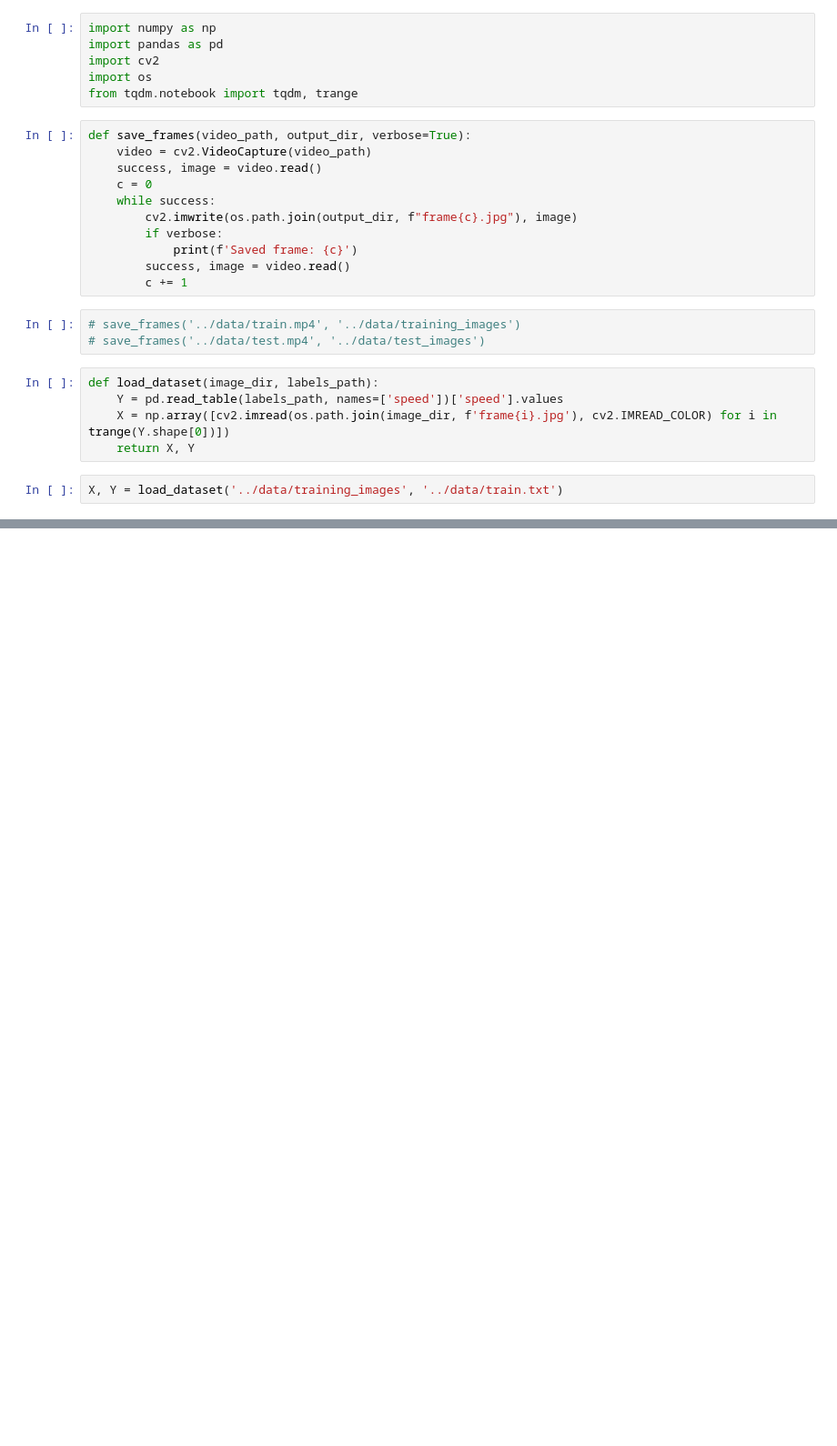
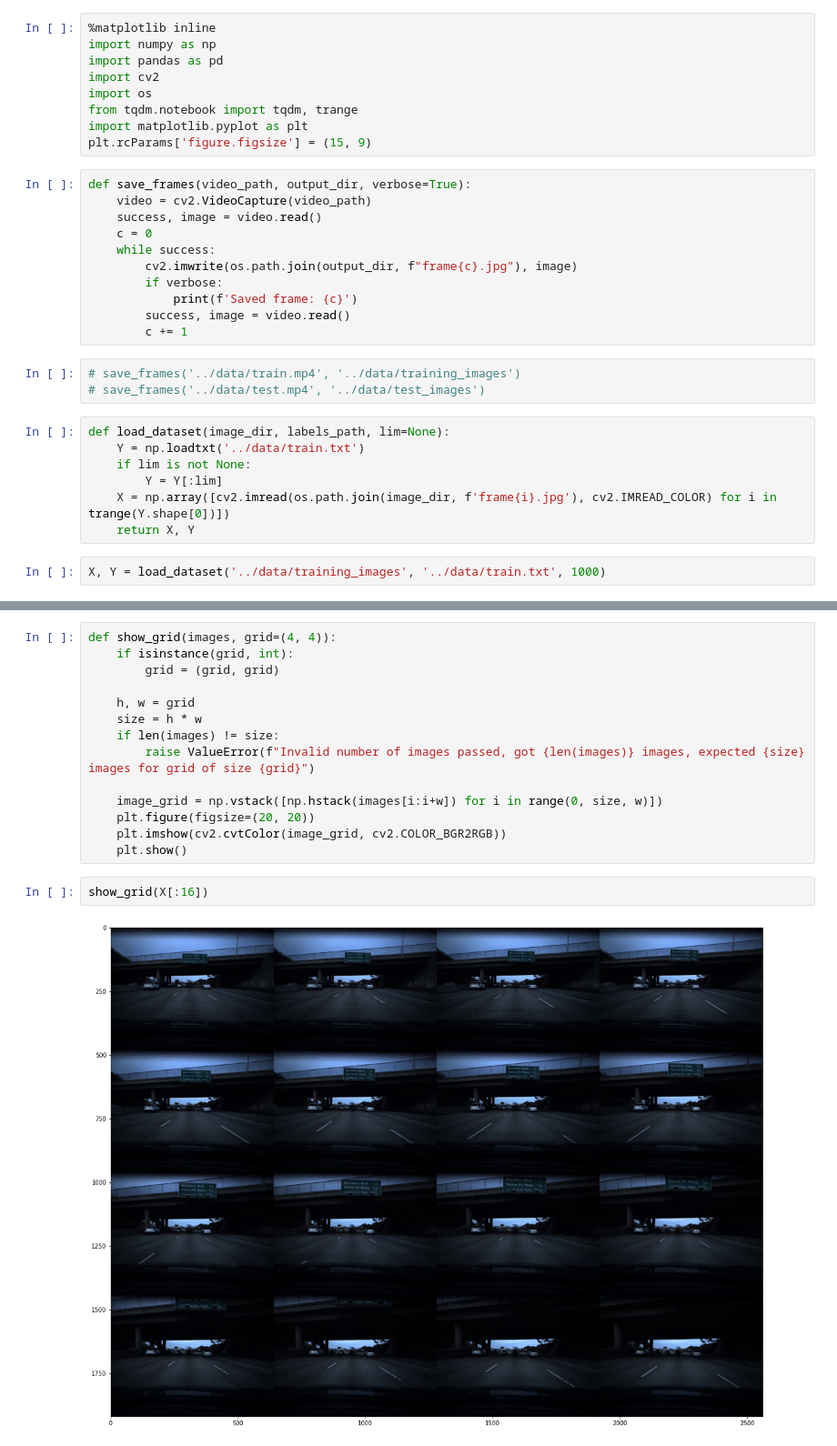
Before and after one commit to ryansdowning/speedchallenge, a Jupyter notebook: notebooks/eda.ipynb, the cells around one changed output, grey strips where cells are left out. Shown at 91% size. Drawn from its saved outputs; the diff is of its cells as text; blank space fills up the shorter version.

```diff
--- a/notebooks/eda.ipynb
+++ b/notebooks/eda.ipynb
@@ -1,9 +1,12 @@
 # %%
+%matplotlib inline
 import numpy as np
 import pandas as pd
 import cv2
 import os
 from tqdm.notebook import tqdm, trange
+import matplotlib.pyplot as plt
+plt.rcParams['figure.figsize'] = (15, 9)
 # %%
 def save_frames(video_path, output_dir, verbose=True):
     video = cv2.VideoCapture(video_path)
@@ -19,9 +22,11 @@ def save_frames(video_path, output_dir, verbose=True):
 # save_frames('../data/train.mp4', '../data/training_images')
 # save_frames('../data/test.mp4', '../data/test_images')
 # %%
-def load_dataset(image_dir, labels_path):
-    Y = pd.read_table(labels_path, names=['speed'])['speed'].values
+def load_dataset(image_dir, labels_path, lim=None):
+    Y = np.loadtxt('../data/train.txt')
+    if lim is not None:
+        Y = Y[:lim]
     X = np.array([cv2.imread(os.path.join(image_dir, f'frame{i}.jpg'), cv2.IMREAD_COLOR) for i in trange(Y.shape[0])])
     return X, Y
 # %%
-X, Y = load_dataset('../data/training_images', '../data/train.txt')
+X, Y = load_dataset('../data/training_images', '../data/train.txt', 1000)
@@ -31,0 +33,18 @@ cv2.imread(os.path.join('../data/training_images', f'frame{0}.jpg'), cv2.IMREAD_
+# %%
+def show_grid(images, grid=(4, 4)):
+    if isinstance(grid, int):
+        grid = (grid, grid)
+
+    h, w = grid
+    size = h * w
+    if len(images) != size:
+        raise ValueError(f"Invalid number of images passed, got {len(images)} images, expected {size} images for grid of size {grid}")
+
+    image_grid = np.vstack([np.hstack(images[i:i+w]) for i in range(0, size, w)])
+    plt.figure(figsize=(20, 20))
+    plt.imshow(cv2.cvtColor(image_grid, cv2.COLOR_BGR2RGB))
+    plt.show()
+# %%
+show_grid(X[:16])
+# %% [output]
+[figure, added]
```
Also changed, not shown: parts of 6 cells of this notebook, 2 other files.
